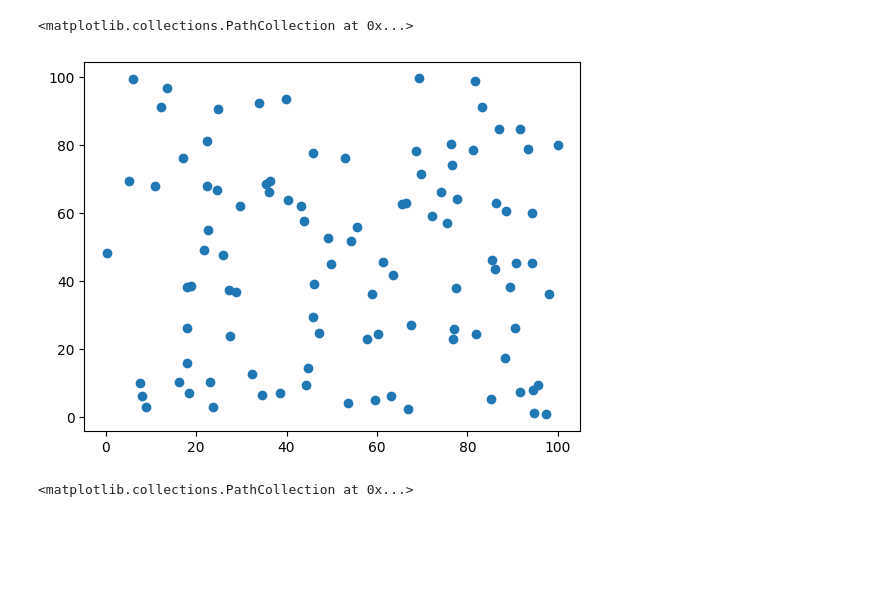
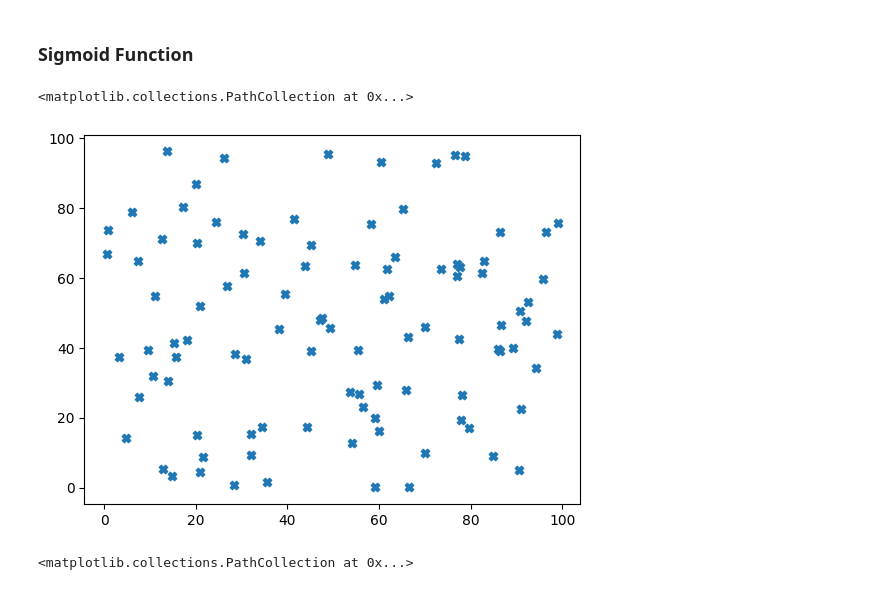
Before and after one commit to ivonnerubio/Supervised-ML, a Jupyter notebook: logisticRegression.ipynb, the cells around one changed output. Drawn from its saved outputs; the diff is of its cells as text; code cells hidden in the pictures; blank space fills up the shorter version.

```diff
--- a/logistic.ipynb
+++ b/logisticRegression.ipynb
@@ -2,6 +9,8 @@
 import numpy as np
 import pandas as pd
 import matplotlib.pyplot as plt
+# %% [markdown]
+### Sigmoid Function
 # %%
 def generate_logistic_data():
     x = np.random.random(100) * 100
@@ -9,10 +18,10 @@ def generate_logistic_data():
     return x,y
 # %%
 x,y = generate_logistic_data()
-plt.scatter(x,y)
+plt.scatter(x,y,marker='X')
 # %% [output]
 <matplotlib.collections.PathCollection at 0x...>
-[figure, old version]
+[figure, new version]
 # %%
 x_train = np.array([0., 1, 2, 3, 4, 5])
 y_train = np.array([0,  0, 0, 1, 1, 1])
```
Also changed, not shown: parts of 1 cell of this notebook.
